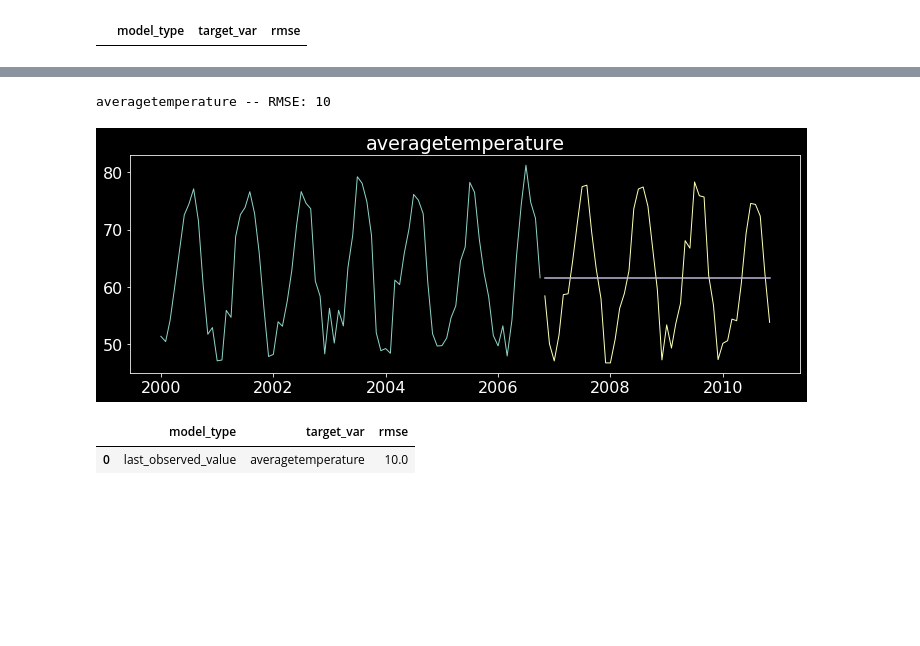
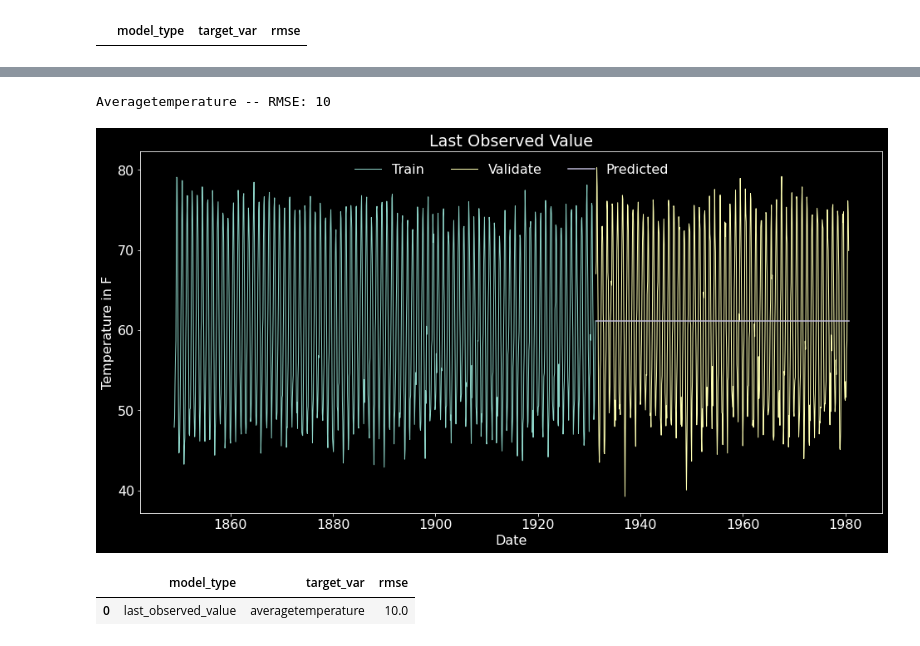
Before and after one commit to VincentBanuelos/time-series-exercises, a Jupyter notebook: mini_project.ipynb, the cells around one changed output, grey strips where cells are left out. Cells and saved outputs as stored; diff of their text form; code cells hidden in the pictures; blank space fills up the shorter version.

```diff
--- a/mini_project.ipynb
+++ b/mini_project.ipynb
@@ -114,2 +102,2 @@ df.averagetemperature = (df.averagetemperature * 1.8) + 32
 # %%
-df.dtypes
+df =prep_weather()
@@ -192,2 +103,0 @@ Name: dt, Length: 1977, dtype: int64
-# %%
-df = df[df.index >= '2000']
@@ -318,3 +199,0 @@ Text(0, 0.5, 'Temperature Differences')
-# %%
-train['at_bin'] = pd.qcut(train.averagetemperature, 4, labels=['low', 'low-mid', 'mid-high', 'high'])
-train.groupby('at_bin').min()
@@ -382,19 +229,17 @@ def evaluate(target_var):
     rmse = round(sqrt(mean_squared_error(validate[target_var], yhat_df[target_var])), 0)
     return rmse
 # %%
-def plot_and_eval(target_var):
-    '''
-    This function takes in the target var name (string), and returns a plot
-    of the values of train for that variable, validate, and the predicted values from yhat_df.
-    it will als lable the rmse.
-    '''
-    plt.figure(figsize = (12,4))
-    plt.plot(train[target_var], label='Train', linewidth=1)
-    plt.plot(validate[target_var], label='Validate', linewidth=1)
+# plot and evaluate
+def plot_and_eval(model, target_var):
+    plt.plot(train[target_var], label = 'Train', linewidth = 1)
+    plt.plot(validate[target_var], label = 'Validate', linewidth = 1)
     plt.plot(yhat_df[target_var])
-    plt.title(target_var)
+    plt.title(model.title())
+    plt.legend(['Train', 'Validate', 'Predicted'],loc='upper center',ncol=3,frameon=False,bbox_to_anchor=(0.5, 1))
+    plt.xlabel('Date')
+    plt.ylabel('Temperature in F')
     rmse = evaluate(target_var)
-    print(target_var, '-- RMSE: {:.0f}'.format(rmse))
+    print(target_var.title(), '-- RMSE: {:.0f}'.format(rmse))
     plt.show()
 # %%
 # create an empty dataframe
@@ -437,6 +282,6 @@ yhat_df.head()
 # %%
-plot_and_eval('averagetemperature')
+plot_and_eval('Last Observed Value','averagetemperature')
 # %% [output]
-averagetemperature -- RMSE: 10
+Averagetemperature -- RMSE: 10
-[figure, old version]
+[figure, new version]
 # %%
```
Also changed, not shown: parts of 71 cells of this notebook.
